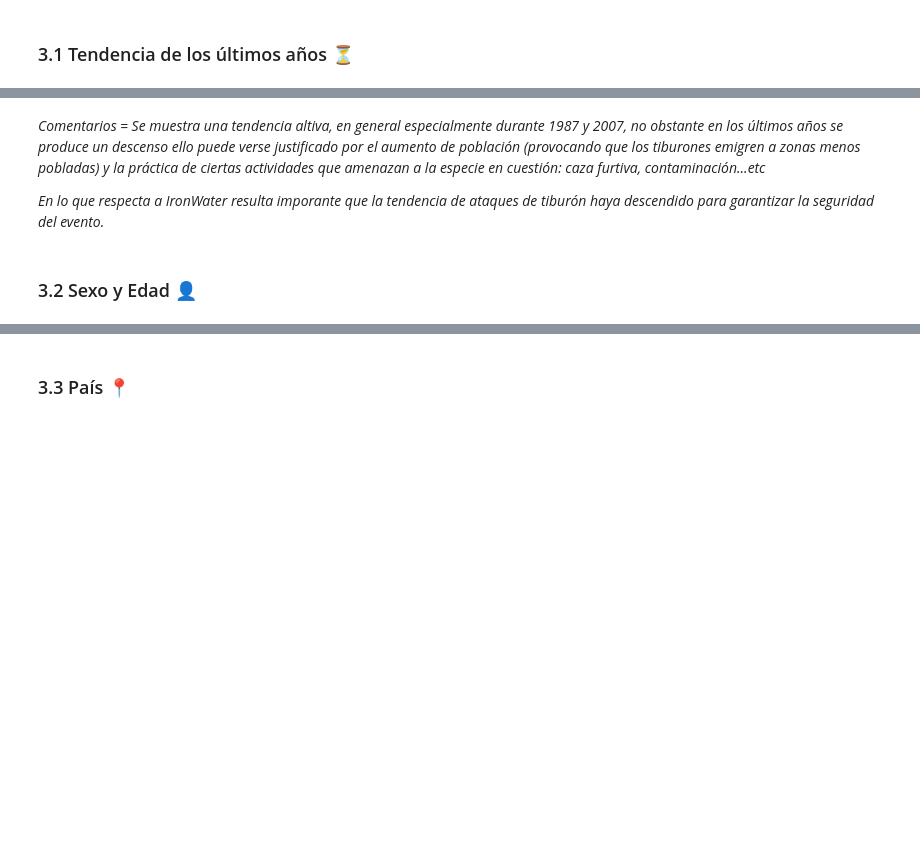
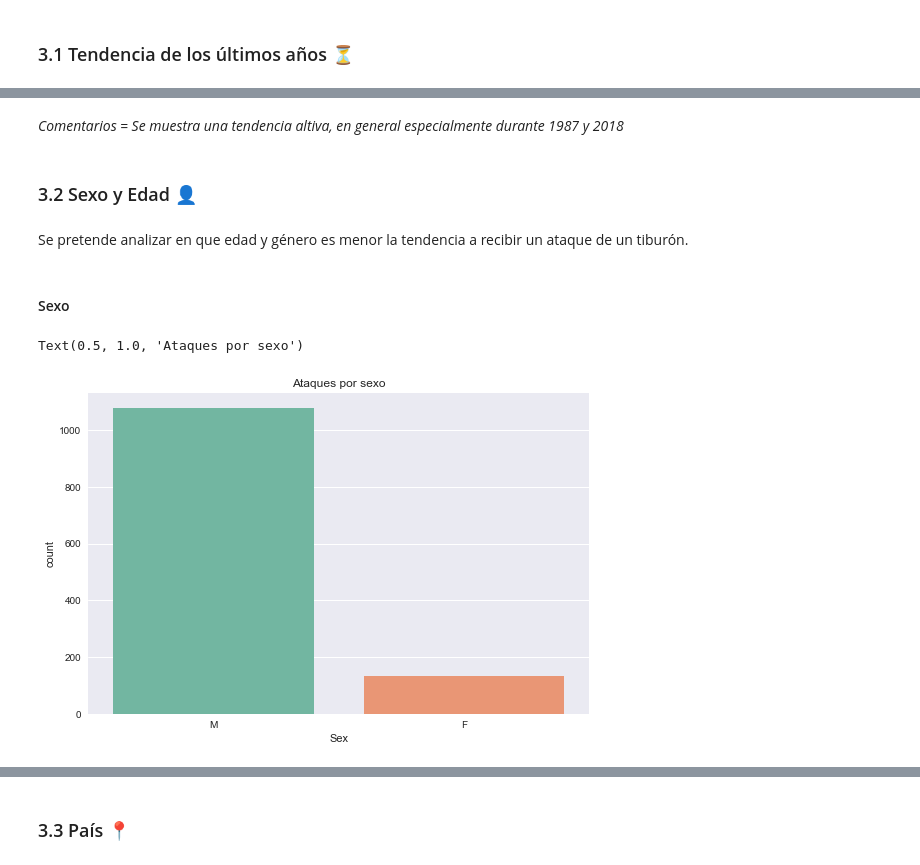
Before and after one commit to olaya-marques/p1-shark-attack, a Jupyter notebook: 2. Data_Visualization.ipynb, the cells around one changed output, grey strips where cells are left out. Drawn from its saved outputs; the diff is of its cells as text; code cells hidden in the pictures; blank space fills up the shorter version.

```diff
--- a/2. Data_Visualization.ipynb
+++ b/2. Data_Visualization.ipynb
@@ -85,5 +71,0 @@ Name: Year, Length: 153, dtype: int64
-# %%
-%matplotlib notebook
-#%matplotlib inline
-plt.style.use("seaborn-darkgrid")
-tendencia_años.plot(kind = "line", x = tendencia_años).set_title("Tendencia de ataques de tiburón")
@@ -93,0 +72,4 @@ Text(0.5, 1.0, 'Tendencia de ataques de tiburón')
+# %%
+data.Year = data.Year.astype("float")
+y = data[data["Year"]>0]
+#y
@@ -94,6 +80,8 @@ Text(0.5, 1.0, 'Tendencia de ataques de tiburón')
 # %% [markdown]
-*Comentarios = Se muestra una tendencia altiva, en general especialmente durante 1987 y 2007, no obstante en los últimos años se produce un descenso ello puede verse justificado por el aumento de población (provocando que los tiburones emigren a zonas menos pobladas) y la práctica de ciertas actividades que amenazan a la especie en cuestión: caza furtiva, contaminación...etc*
-
-*En lo que respecta a IronWater resulta imporante que la tendencia de ataques de tiburón haya descendido para garantizar la seguridad del evento.*
+*Comentarios = Se muestra una tendencia altiva, en general especialmente durante 1987 y 2018*
 # %% [markdown]
 ### 3.2 Sexo y Edad 👤
+# %% [markdown]
+Se pretende analizar en que edad y género es menor la tendencia a recibir un ataque de un tiburón.
+# %% [markdown]
+#### Sexo
@@ -99,0 +90,6 @@ Text(0.5, 1.0, 'Tendencia de ataques de tiburón')
+# %%
+plt.style.use("seaborn")
+sns.countplot(x=data.Sex, order=["M", "F"], palette=("Set2")).set_title("Ataques por sexo")
+# %% [output]
+Text(0.5, 1.0, 'Ataques por sexo')
+[figure, added]
```
Also changed, not shown: parts of 36 cells of this notebook.
